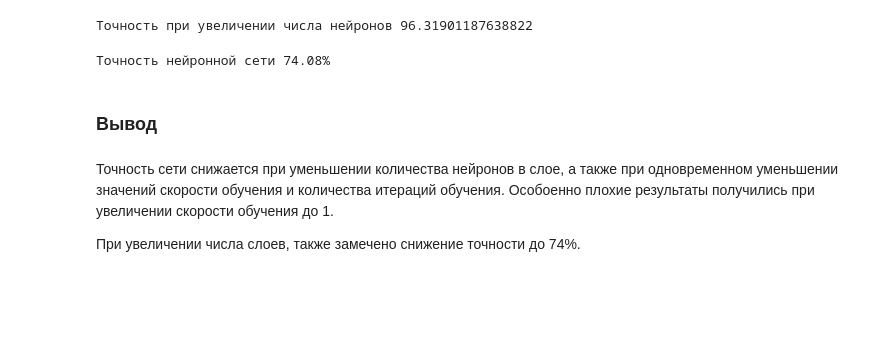
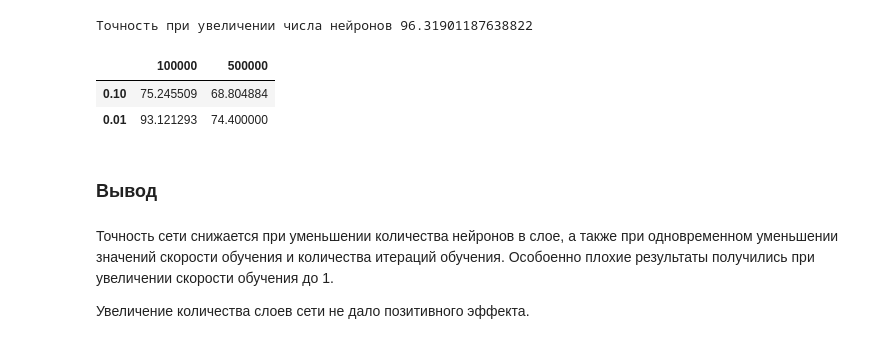
Before and after one commit to mechanic3000/GB_NN_Intro, a Jupyter notebook: Lesson_01.ipynb, the cells around one changed output. Drawn from its saved outputs; the diff is of its cells as text; code cells hidden in the pictures; blank space fills up the shorter version.

Commit message:
add layers

```diff
--- a/Lesson_01.ipynb
+++ b/Lesson_01.ipynb
@@ -207,24 +207,24 @@ print(f'Точность при увеличении числа нейронов
 # %% [output]
 Точность при увеличении числа нейронов 96.31901187638822
 # %%
-# присваевание случайных весов
-w0 = 2*np.random.random((4, 5)) - 1 # для входного слоя   - 4 входа, 3 выхода
-w1 = 2*np.random.random((5, 5)) - 1 # для внутреннего слоя - 5 входов, 5 выхода
-w2 = 2*np.random.random((5, 5)) - 1 # для внутреннего слоя - 5 входов, 5 выхода
-w3 = 2*np.random.random((5, 3)) - 1 # для внутреннего слоя - 5 входов, 3 выхода
+def learn_nn_3(X, y, learning_rate, train_times, neurons=5):
+  # присваевание случайных весов
+  w0 = 2*np.random.random((4, neurons)) - 1 # для входного слоя   - 4 входа, 3 выхода
+  w1 = 2*np.random.random((neurons, neurons)) - 1 # для внутреннего слоя - 5 входов, 5 выхода
+  w2 = 2*np.random.random((neurons, neurons)) - 1 # для внутреннего слоя - 5 входов, 5 выхода
+  w3 = 2*np.random.random((neurons, 3)) - 1 # для внутреннего слоя - 5 входов, 3 выхода
 
-# скорость обучения (learning rate)
-n = 0.1
+  # скорость обучения (learning rate)
+  n = learning_rate
 
+  # массив для ошибок, чтобы потом построить график
+  errors = []
 
-# массив для ошибок, чтобы потом построить график
-errors = []
-
-# процесс обучения
-for i in range(100000):
+  # процесс обучения
+  for i in range(train_times):
 
     # прямое распространение(feed forward)
-    layer0 = X_train
+    layer0 = X
     layer1 = sigmoid(np.dot(layer0, w0))
     layer2 = sigmoid(np.dot(layer1, w1))
     layer3 = sigmoid(np.dot(layer2, w2))
@@ -252,12 +252,30 @@ for i in range(100000):
     errors.append(error)
     accuracy = (1 - error) * 100
 
-print("Точность нейронной сети " + str(round(accuracy,2)) + "%")
+  return accuracy
-# %% [output]
-Точность нейронной сети 74.08%
+# %%
+learning_rate = [0.1, 0.01]
+train_times = [100000, 500000]
+
+result_2 = []
+# %%
+for n in learning_rate:
+  temp = []
+  for t in train_times:
+    temp.append(learn_nn_3(X_train, y_train, n, t))
+  result_2.append(temp)
+# %%
+result_2 = pd.DataFrame(result_2, columns=train_times)
+result_2.set_index(pd.Series(learning_rate), inplace=True)
+# %%
+result_2
+# %% [output]
+|  | 100000 | 500000 |
+| 0.10 | 75.245509 | 68.804884 |
+| 0.01 | 93.121293 | 74.400000 |
 # %% [markdown]
 ### Вывод
 # %% [markdown]
 Точность сети снижается при уменьшении количества нейронов в слое, а также при одновременном уменьшении значений скорости обучения и количества итераций обучения. Особоенно плохие результаты получились при увеличении скорости обучения до 1.
 
-При увеличении числа слоев, также замечено снижение точности до 74%.
+Увеличение количества слоев сети не дало позитивного эффекта.
```
Also changed, not shown: parts of 1 cell of this notebook.
